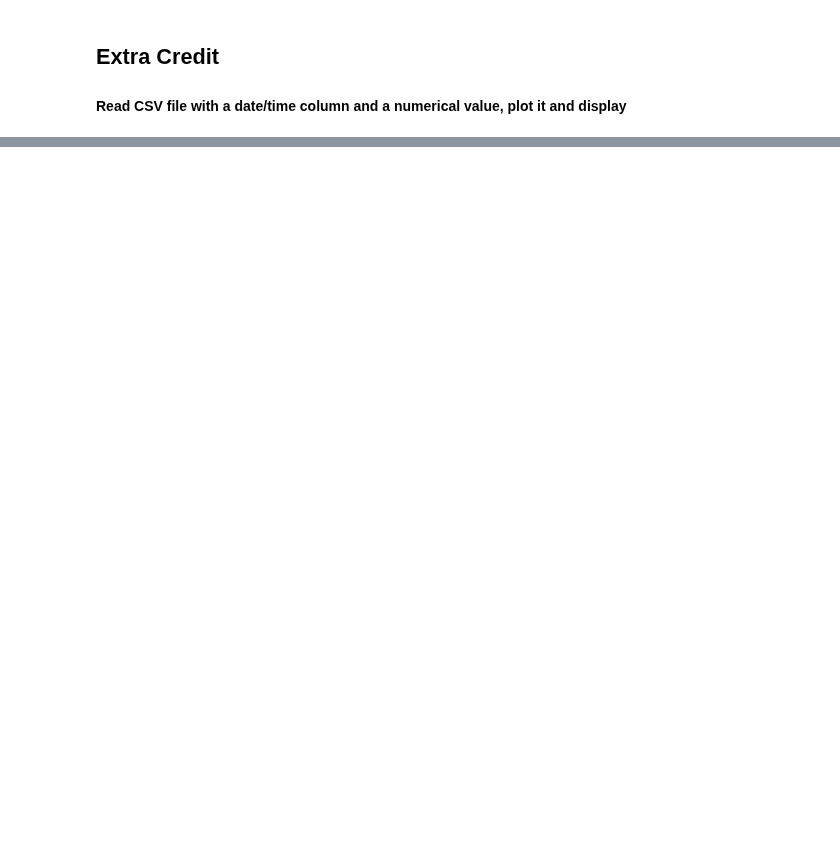
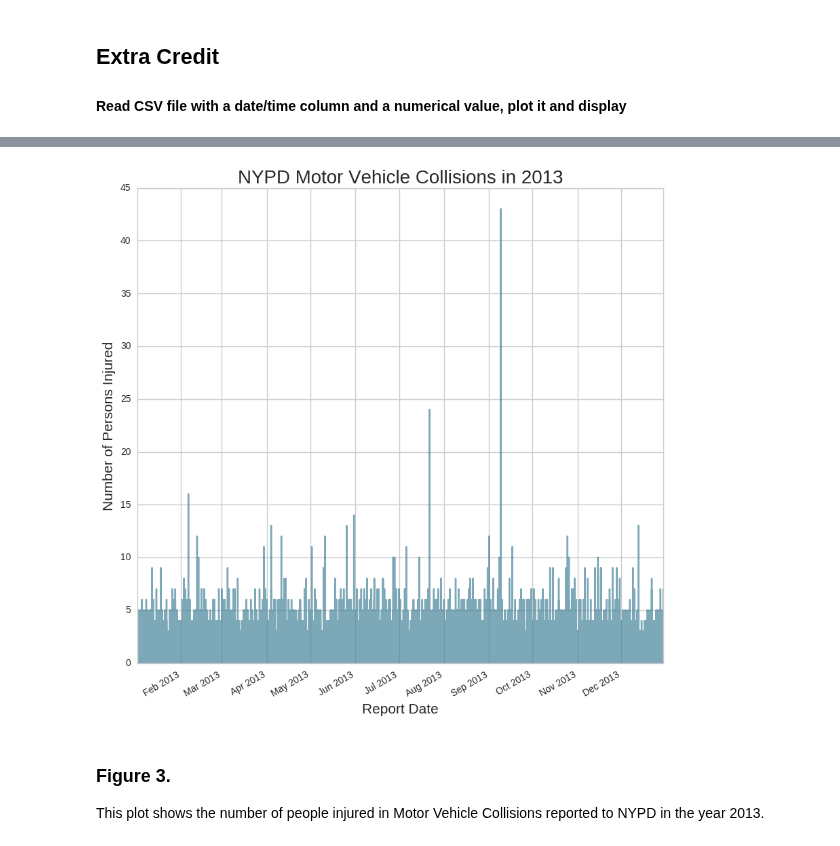
Before and after one commit to qiuyliu/PUI2017_uc288, a Jupyter notebook: HW2_uc288/HW2_3_WorkingWithPandas.ipynb, the cells around one changed output, grey strips where cells are left out. Drawn from its saved outputs; the diff is of its cells as text; code cells hidden in the pictures; blank space fills up the shorter version.

```diff
--- a/HW2_uc288/HW2_3_WorkingWithPandas.ipynb
+++ b/HW2_uc288/HW2_3_WorkingWithPandas.ipynb
@@ -48,0 +165,3 @@ Caption here
+# %%
+df_2013 = df_nypd[(df_nypd['REPORT_DATE'] > '2013-01-01') & (df_nypd['REPORT_DATE'] < '2013-12-31')]
+df_2013.head()
@@ -48,0 +185,14 @@ Caption here
+# %%
+fig = pl.figure(figsize=(10,10))
+ax1 = fig.add_subplot(111)
+
+ax1.plot(df_2013['REPORT_DATE'], df_2013['NUMBER OF PERSONS INJURED'], c='#468499', alpha=0.7)
+ax1.set_xlabel('Report Date', fontsize=15)
+ax1.set_ylabel('Number of Persons Injured', fontsize=15)
+ax1.set_title('NYPD Motor Vehicle Collisions in 2013', fontsize=20)
+fig.autofmt_xdate()
+# %% [output]
+[figure, added]
+# %% [markdown]
+### Figure 3.
+This plot shows the number of people injured in Motor Vehicle Collisions reported to NYPD in the year 2013.
```
Also changed, not shown: parts of 21 cells of this notebook.
